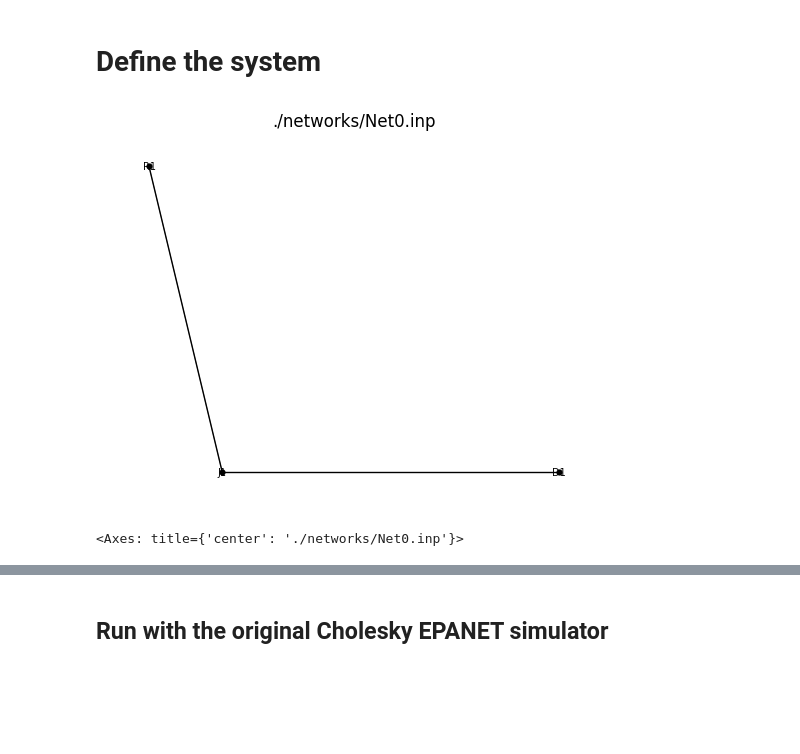
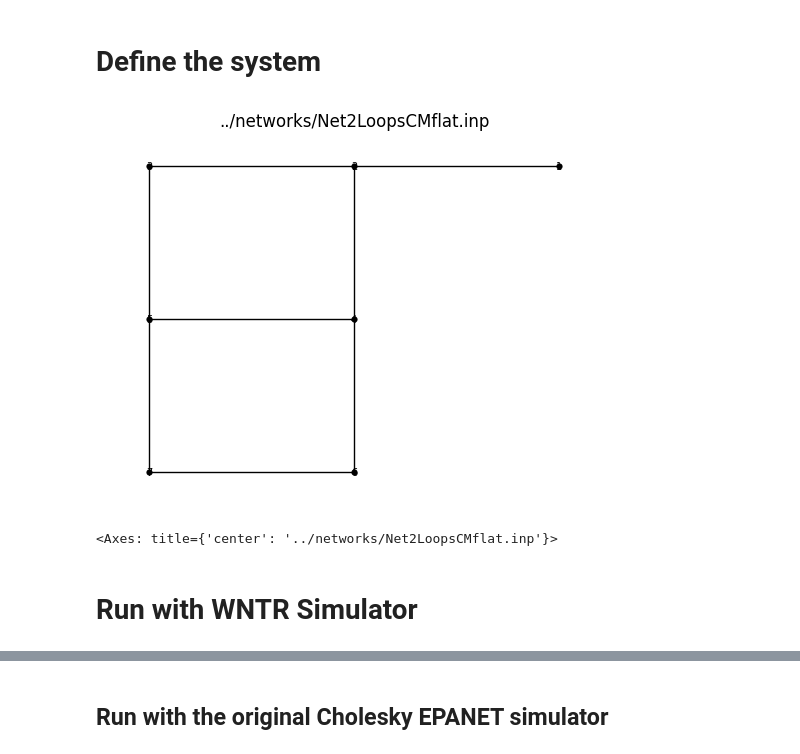
Before and after one commit to QuantumApplicationLab/wntr-quantum, a Jupyter notebook: docs/notebooks/sandbox/qubo_poly_solver_Net2loops.ipynb, the cells around one changed output, grey strips where cells are left out. Saved outputs shown, nothing was run; the diff lists cells and outputs as text; code cells hidden in the pictures; blank space fills up the shorter version.

```diff
--- a/docs/notebooks/sandbox/qubo_poly_solver_Net2loops.ipynb
+++ b/docs/notebooks/sandbox/qubo_poly_solver_Net2loops.ipynb
@@ -3,15 +3,22 @@
 # %%
 import wntr
 import wntr_quantum
 import numpy as np
+import os
+
+os.environ["EPANET_TMP"] = "/home/nico/.epanet_quantum"
+os.environ["EPANET_QUANTUM"] = "/home/nico/QuantumApplicationLab/vitens/EPANET"
 
 # Create a water network model
-inp_file = './networks/Net0.inp'
-# inp_file = './networks/Net2LoopsDW.inp'
+# inp_file = '../networks/Net0.inp'
+# inp_file = '../networks/Net2LoopsDW.inp'
+inp_file = '../networks/Net2LoopsCMflat.inp'
 wn = wntr.network.WaterNetworkModel(inp_file)
 
 # Graph the network
 wntr.graphics.plot_network(wn, title=wn.name, node_labels=True)
 # %% [output]
-[figure, old version]
+[figure, new version]
-<Axes: title={'center': './networks/Net0.inp'}>
+<Axes: title={'center': '../networks/Net2LoopsCMflat.inp'}>
+# %% [markdown]
+# Run with WNTR Simulator
```
Also changed, not shown: parts of 19 cells of this notebook.
